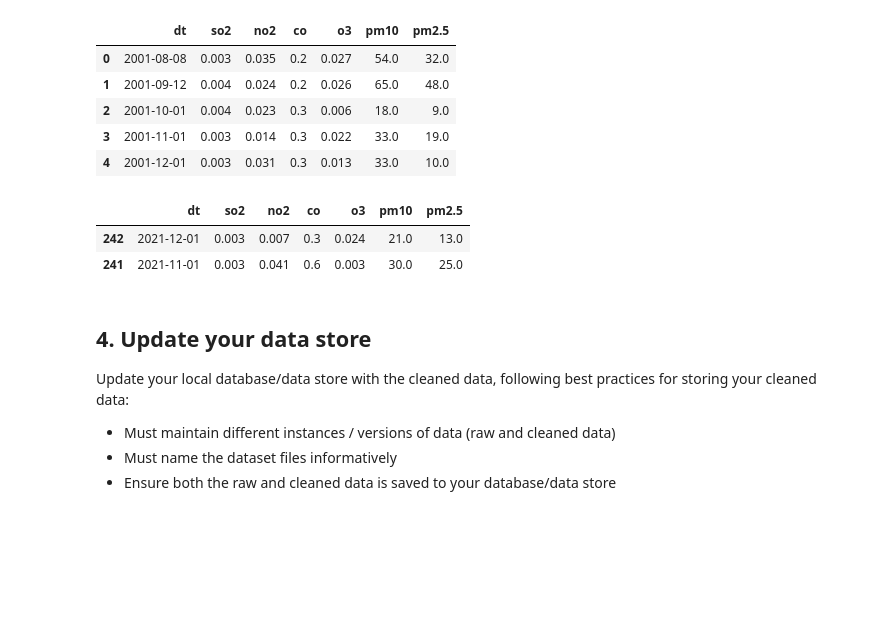
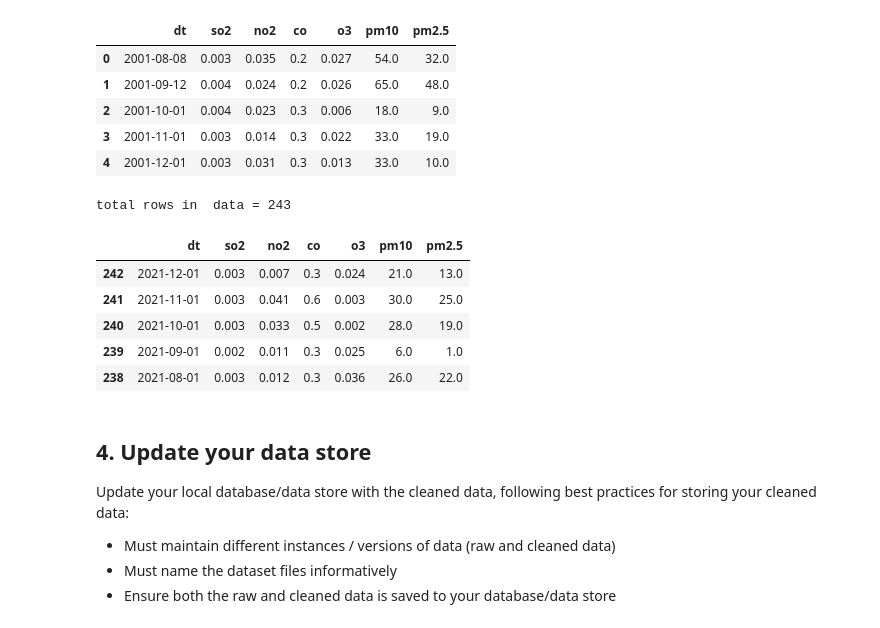
Before and after one commit to kamranalisays/DataAnalyst, a Jupyter notebook: data_wrangling_project_starter.ipynb, the cells around one changed output. Saved outputs shown, nothing was run; the diff lists cells and outputs as text; code cells hidden in the pictures; blank space fills up the shorter version.

```diff
--- a/data_wrangling_project_starter.ipynb
+++ b/data_wrangling_project_starter.ipynb
@@ -817,13 +817,21 @@ dfpc.sort_values( by='dt', ascending=True).head(5)
 | 2 | 2001-10-01 | 0.004 | 0.023 | 0.3 | 0.006 | 18.0 | 9.0 |
 | 3 | 2001-11-01 | 0.003 | 0.014 | 0.3 | 0.022 | 33.0 | 19.0 |
 | 4 | 2001-12-01 | 0.003 | 0.031 | 0.3 | 0.013 | 33.0 | 10.0 |
+# %%
+row_count= len(dfpc)
+print('total rows in  data =',row_count)
+# %% [output]
+total rows in  data = 243
 # %%
 # last date in the polution 2021-12-31
-dfpc.sort_values( by='dt', ascending=False).head(2)
+dfpc.sort_values( by='dt', ascending=False).head(5)
 # %% [output]
 |  | dt | so2 | no2 | co | o3 | pm10 | pm2.5 |
 | 242 | 2021-12-01 | 0.003 | 0.007 | 0.3 | 0.024 | 21.0 | 13.0 |
 | 241 | 2021-11-01 | 0.003 | 0.041 | 0.6 | 0.003 | 30.0 | 25.0 |
+| 240 | 2021-10-01 | 0.003 | 0.033 | 0.5 | 0.002 | 28.0 | 19.0 |
+| 239 | 2021-09-01 | 0.002 | 0.011 | 0.3 | 0.025 | 6.0 | 1.0 |
+| 238 | 2021-08-01 | 0.003 | 0.012 | 0.3 | 0.036 | 26.0 | 22.0 |
 # %% [markdown]
 ## 4. Update your data store
 Update your local database/data store with the cleaned data, following best practices for storing your cleaned data:
```
